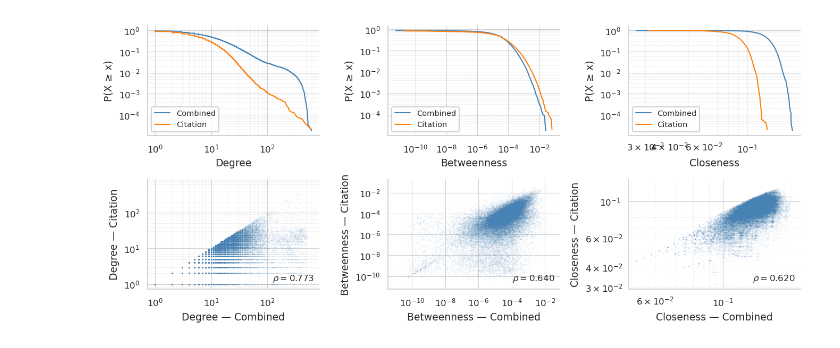
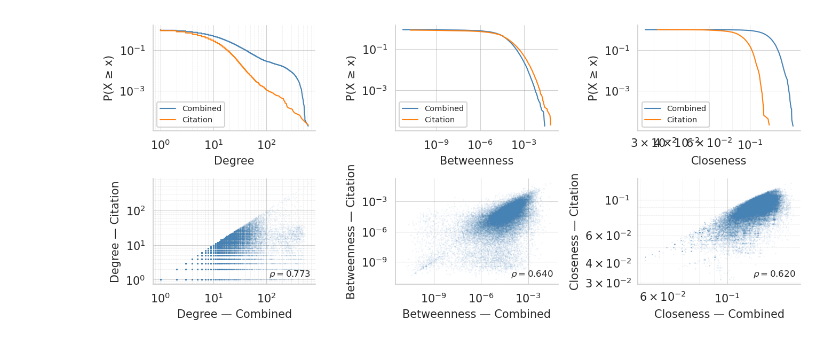
Before and after one commit to sclfnc/SocialNetworkAnalysis-project, a Jupyter notebook: 10_graph_analysis/11_basic_measures.ipynb, the cells around one changed output. Saved outputs shown, nothing was run; the diff lists cells and outputs as text; code cells hidden in the pictures.

```diff
--- a/10_graph_analysis/11_basic_measures.ipynb
+++ b/10_graph_analysis/11_basic_measures.ipynb
@@ -207,18 +89,0 @@ Reference graphs: Combined LCC = 56,045 nodes | Citation LCC = 49,243 nodes
-# %%
-deg_bc  = np.array([d for _,d in lcc['bc_uw'].degree()])
-deg_cit = np.array([d for _,d in lcc['cit_ud'].degree()])
-in_d    = np.array([d for _,d in G_cit_d.in_degree()])
-out_d   = np.array([d for _,d in G_cit_d.out_degree()])
-
-fns = [('Mean',np.mean),('Std',np.std),('Median',np.median),('Max',np.max),
-       ('P90',lambda x:np.percentile(x,90)),('P99',lambda x:np.percentile(x,99))]
-df_deg = pd.DataFrame(
-    {l: [round(f(a),2) for _,f in fns] for l,a in
-     [('Combined',deg_bc),('Citation',deg_cit),('In-degree',in_d),('Out-degree',out_d)]},
-    index=[n for n,_ in fns])
-df_deg.loc['Degree=1 (%)'] = [round(np.mean(deg_bc==1)*100,1), round(np.mean(deg_cit==1)*100,1), '—', '—']
-rho_io, _ = spearmanr(in_d, out_d)
-print("Degree distribution\n"); print(df_deg.to_string())
-print(f"\nSpearman in vs out-degree: ρ = {rho_io:.3f}")
-
-def ccdf(arr): s=np.sort(arr[arr>0])[::-1]; return s, np.arange(1,len(s)+1)/len(arr)
@@ -757,70 +461,40 @@ Top-10 overlap: 0/10
 # %%
-import matplotlib.pyplot as plt
-import matplotlib.ticker as ticker
-import numpy as np
-import os
-from scipy.stats import spearmanr
-
-plt.rcParams.update({
-    'font.size': 9, 'axes.labelsize': 9,
-    'legend.fontsize': 8, 'xtick.labelsize': 8, 'ytick.labelsize': 8,
-})
-
-def _style_loglog_ax(ax):
-    ax.grid(True, which='major', ls='-',  lw=0.5, alpha=0.35, color='gray')
-    ax.grid(True, which='minor', ls='--', lw=0.3, alpha=0.20, color='gray')
-    ax.minorticks_on()
-    ax.xaxis.set_major_formatter(ticker.LogFormatterSciNotation(labelOnlyBase=False))
-    ax.yaxis.set_major_formatter(ticker.LogFormatterSciNotation(labelOnlyBase=False))
-    for sp in ['top', 'right']:
-        ax.spines[sp].set_visible(False)
-
-
-print("Fig: centrality CCDF + cross-graph scatter.")
-
 centralities = [
-    ('Degree',      deg_c_bc,  deg_c_cit),
-    ('Betweenness', betw_bc,   betw_cit),
-    ('Closeness',   clos_bc,   clos_cit),
+    ('Degree',      deg_c_bc, deg_c_cit),
+    ('Betweenness', betw_bc,  betw_cit),
+    ('Closeness',   clos_bc,  clos_cit),
 ]
 
 fig, axes = plt.subplots(2, 3, figsize=(9, 4))
 
 for j, (lbl, d_bc, d_cit) in enumerate(centralities):
 
-    # ── riga 0: CCDF ──────────────────────────────────────────────────────
+    # --- riga 0: CCDF
     ax = axes[0, j]
-    for d, color, label in [
-        (d_bc,  COLORS['bc_uw'],  'Combined'),
-        (d_cit, COLORS['cit_ud'], 'Citation'),
-    ]:
-        v = np.array(list(d.values()))
-        s = np.sort(v[v > 0])[::-1]
-        ax.loglog(s, np.arange(1, len(s) + 1) / len(v),
-                  color=color, lw=1, label=label)
+    for d, color, label in [(d_bc, COLORS['bc_uw'], 'Combined'),
+                             (d_cit, COLORS['cit_ud'], 'Citation')]:
+        x, y = ccdf(np.array(list(d.values())))
+        ax.loglog(x, y, color=color, lw=1, label=label)
     ax.set_xlabel(lbl)
     ax.set_ylabel('P(X ≥ x)')
     ax.legend(fontsize=7, framealpha=0.85)
-    _style_loglog_ax(ax)
+    _style_ax(ax, logx=True, logy=True)
 
-    # ── riga 1: scatter cross-graph ───────────────────────────────────────
-    ax = axes[1, j]
-    cn = list(set(d_bc) & set(d_cit))
-    x  = np.array([d_bc[n]  for n in cn])
-    y  = np.array([d_cit[n] for n in cn])
+    # --- riga 1: scatter cross-graph
+    ax   = axes[1, j]
+    cn   = list(set(d_bc) & set(d_cit))
+    x    = np.array([d_bc[n]  for n in cn])
+    y    = np.array([d_cit[n] for n in cn])
+    rho, _ = spearmanr(x, y)
     ax.scatter(x, y, color=COLORS['bc_uw'], alpha=0.1, s=1, lw=0)
-    ax.set_xscale('log')
-    ax.set_yscale('log')
+    ax.set_xscale('log'); ax.set_yscale('log')
     ax.set_xlabel(f'{lbl} — Combined')
     ax.set_ylabel(f'{lbl} — Citation')
-    rho, _ = spearmanr(x, y)
     ax.text(0.97, 0.05, fr'$\rho={rho:.3f}$',
-            transform=ax.transAxes, fontsize=8,
-            ha='right', va='bottom')
-    _style_loglog_ax(ax)
+            transform=ax.transAxes, fontsize=8, ha='right', va='bottom')
+    _style_ax(ax, logx=True, logy=True)
 
 plt.tight_layout()
-plt.savefig(os.path.join(out_dir, 'centrality_analysis.png'),
-            dpi=200, bbox_inches='tight')
+plt.savefig(os.path.join(out_dir, 'centrality_analysis.png'), dpi=200, bbox_inches='tight')
 plt.show()
 # %% [output]
@@ -828 +501 @@ Fig: centrality CCDF + cross-graph scatter.
-[figure, old version]
+[figure, new version]
```
Also changed, not shown: parts of 28 cells of this notebook, 5 other files.
